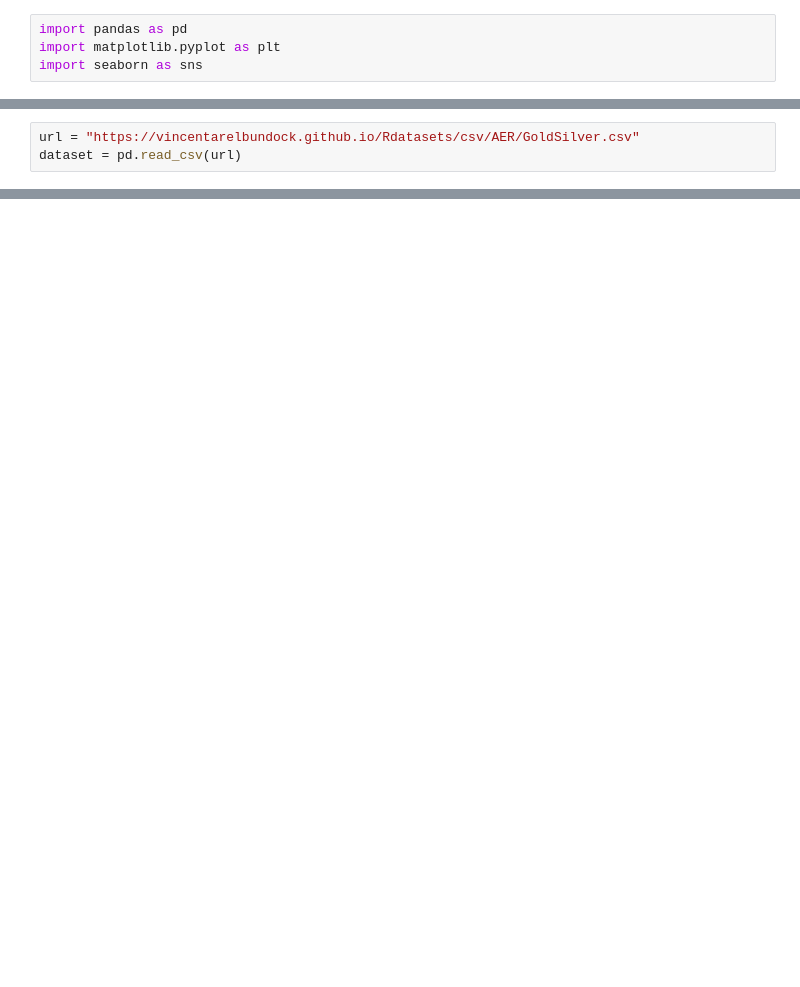
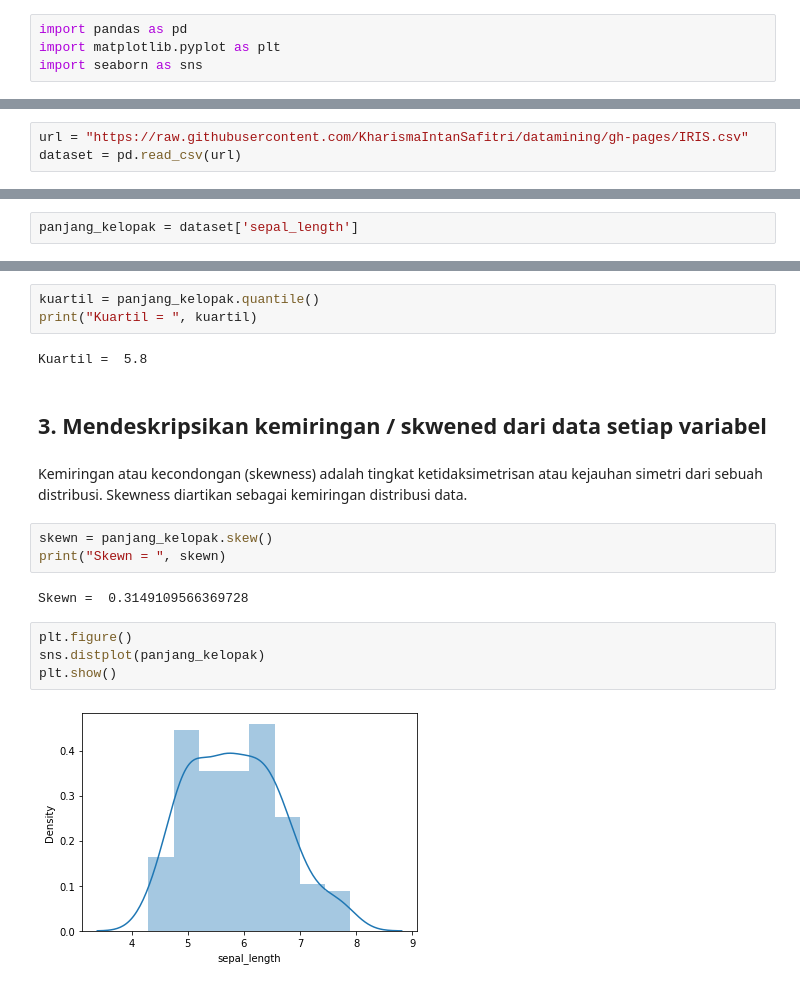
Before and after one commit to KharismaIntanSafitri/datamining, a Jupyter notebook: _sources/Tugas 1.ipynb, the cells around one changed output, grey strips where cells are left out. Cells and saved outputs as stored; diff of their text form; blank space fills up the shorter version.

```diff
--- a/_sources/Tugas 1.ipynb
+++ b/_sources/Tugas 1.ipynb
@@ -16,3 +19,3 @@ import seaborn as sns
 # %%
-url = "https://vincentarelbundock.github.io/Rdatasets/csv/AER/GoldSilver.csv"
+url = "https://raw.githubusercontent.com/KharismaIntanSafitri/datamining/gh-pages/IRIS.csv"
 dataset = pd.read_csv(url)
@@ -151,0 +59,2 @@ plt.show()
+# %%
+panjang_kelopak = dataset['sepal_length']
@@ -151,0 +103,20 @@ plt.show()
+# %%
+kuartil = panjang_kelopak.quantile()
+print("Kuartil = ", kuartil)
+# %% [output]
+Kuartil =  5.8
+# %% [markdown]
+## **3. Mendeskripsikan kemiringan / skwened dari data setiap variabel**
+# %% [markdown]
+Kemiringan atau kecondongan (skewness) adalah tingkat ketidaksimetrisan atau kejauhan simetri dari sebuah distribusi. Skewness diartikan sebagai kemiringan distribusi data.
+# %%
+skewn = panjang_kelopak.skew()
+print("Skewn = ", skewn)
+# %% [output]
+Skewn =  0.3149109566369728
+# %%
+plt.figure()
+sns.distplot(panjang_kelopak)
+plt.show()
+# %% [output]
+[figure, added]
```
Also changed, not shown: parts of 50 cells of this notebook, 9 other files.
